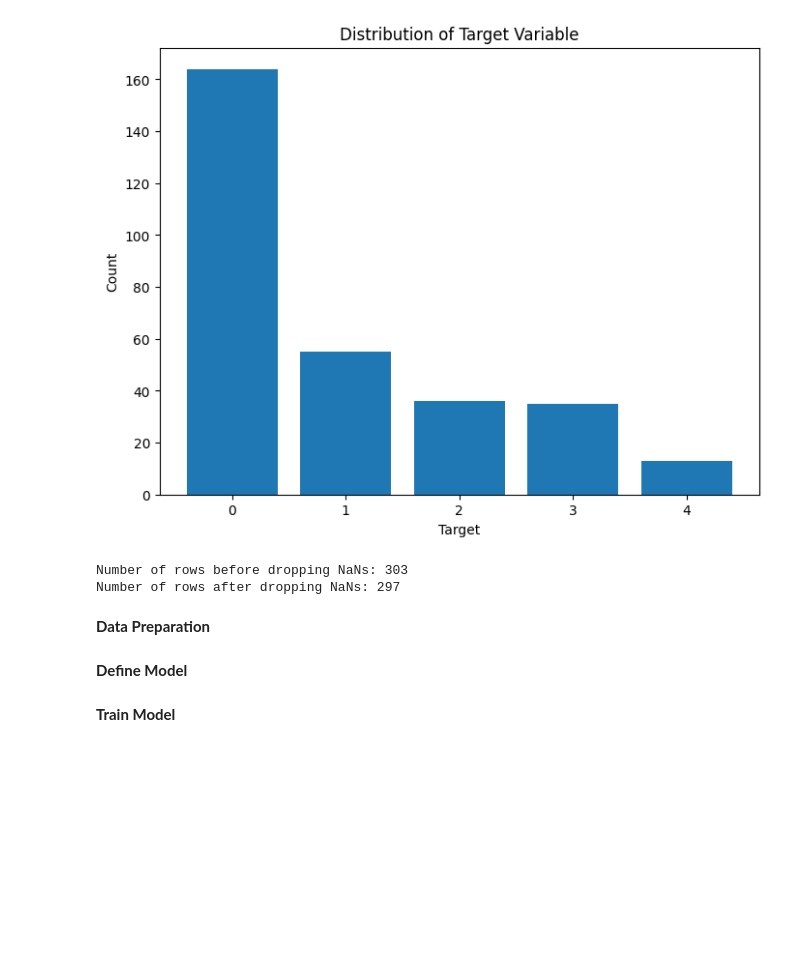
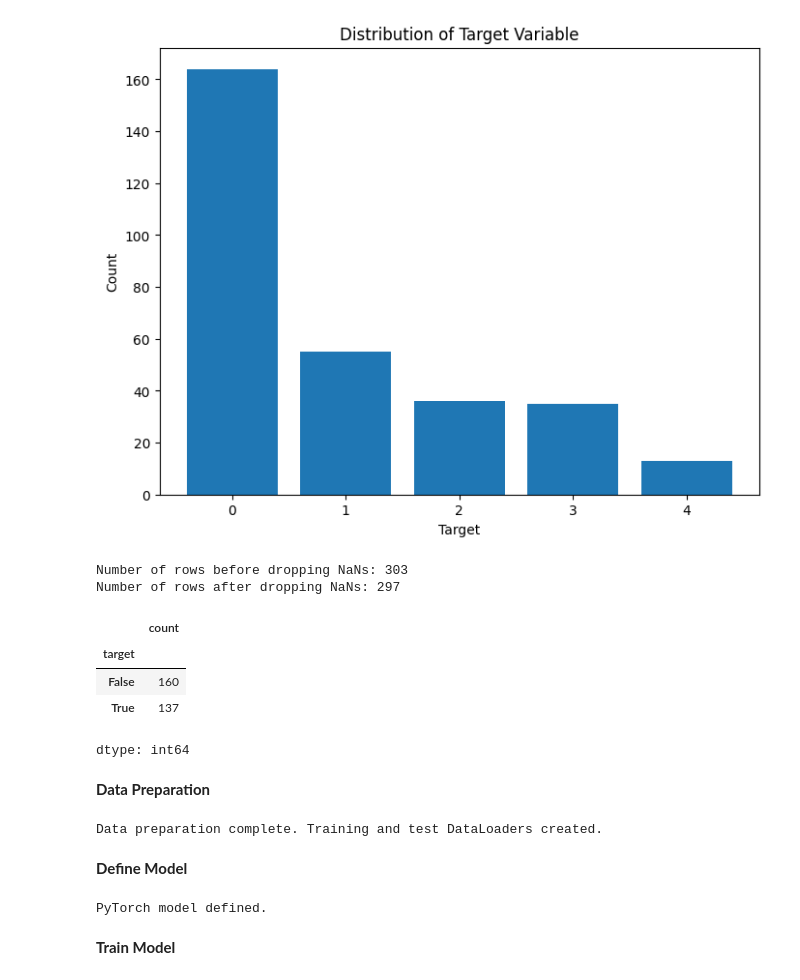
Before and after one commit to ydebessu/DataScienceBlog, a Jupyter notebook: dudl_ffnmilestone_project2_yd.ipynb, the cells around one changed output. Cells and saved outputs as stored; diff of their text form; code cells hidden in the pictures; blank space fills up the shorter version.

```diff
--- a/dudl_ffnmilestone_project2_yd.ipynb
+++ b/dudl_ffnmilestone_project2_yd.ipynb
@@ -93,9 +82,70 @@ print(f"Number of rows after dropping NaNs: {remaining_rows}")
 # %% [output]
 Number of rows before dropping NaNs: 303
 Number of rows after dropping NaNs: 297
+# %%
+# Replace target 0 with False and others with True
+heart_df['target'] = heart_df['target'] != 0
+
+# Display value counts of the modified target column
+display(heart_df['target'].value_counts())
+# %% [output]
+|  | count |
+| target |  |
+| False | 160 |
+| True | 137 |
+dtype: int64
 # %% [markdown]
 **Data Preparation**
+# %%
+# Separate features (X) and label (y)
+X = heart_df.drop('target', axis=1)
+y = heart_df['target']
+
+# Split data into training and testing sets (80% train, 20% test)
+X_train, X_test, y_train, y_test = train_test_split(X, y, test_size=0.2)
+
+# Convert pandas DataFrames to PyTorch tensors
+X_train_tensor = torch.tensor(X_train.values, dtype=torch.float32)
+y_train_tensor = torch.tensor(y_train.values, dtype=torch.float32).unsqueeze(1) # Add a dimension for compatibility
+X_test_tensor = torch.tensor(X_test.values, dtype=torch.float32)
+y_test_tensor = torch.tensor(y_test.values, dtype=torch.float32).unsqueeze(1) # Add a dimension for compatibility
+
+# Create TensorDatasets
+train_dataset = TensorDataset(X_train_tensor, y_train_tensor)
+test_dataset = TensorDataset(X_test_tensor, y_test_tensor)
+
+# Create DataLoaders
+train_loader = DataLoader(train_dataset, batch_size=8, shuffle=True)
+test_loader = DataLoader(test_dataset, batch_size=len(test_dataset), shuffle=False) # Test set without batching
+
+print("Data preparation complete. Training and test DataLoaders created.")
+# %% [output]
+Data preparation complete. Training and test DataLoaders created.
 # %% [markdown]
 **Define Model**
+# %%
+class HeartDiseaseModel(nn.Module):
+    def __init__(self, input_dim):
+        super(HeartDiseaseModel, self).__init__()
+        self.fc1 = nn.Linear(input_dim, 8)
+        self.fc2 = nn.Linear(8, 8)
+        self.fc3 = nn.Linear(8, 8)
+        self.fc4 = nn.Linear(8, 1)
+        self.sigmoid = nn.Sigmoid()
+
+    def forward(self, x):
+        x = F.relu(self.fc1(x))
+        x = F.relu(self.fc2(x))
+        x = F.relu(self.fc3(x))
+        x = self.fc4(x)
+        x = self.sigmoid(x)
+        return x
+
+# Determine the input dimension based on the training data
+input_dim = X_train_tensor.shape[1]
+
+print("PyTorch model defined.")
+# %% [output]
+PyTorch model defined.
 # %% [markdown]
 **Train Model**
```
Also changed, not shown: parts of 4 cells of this notebook.
